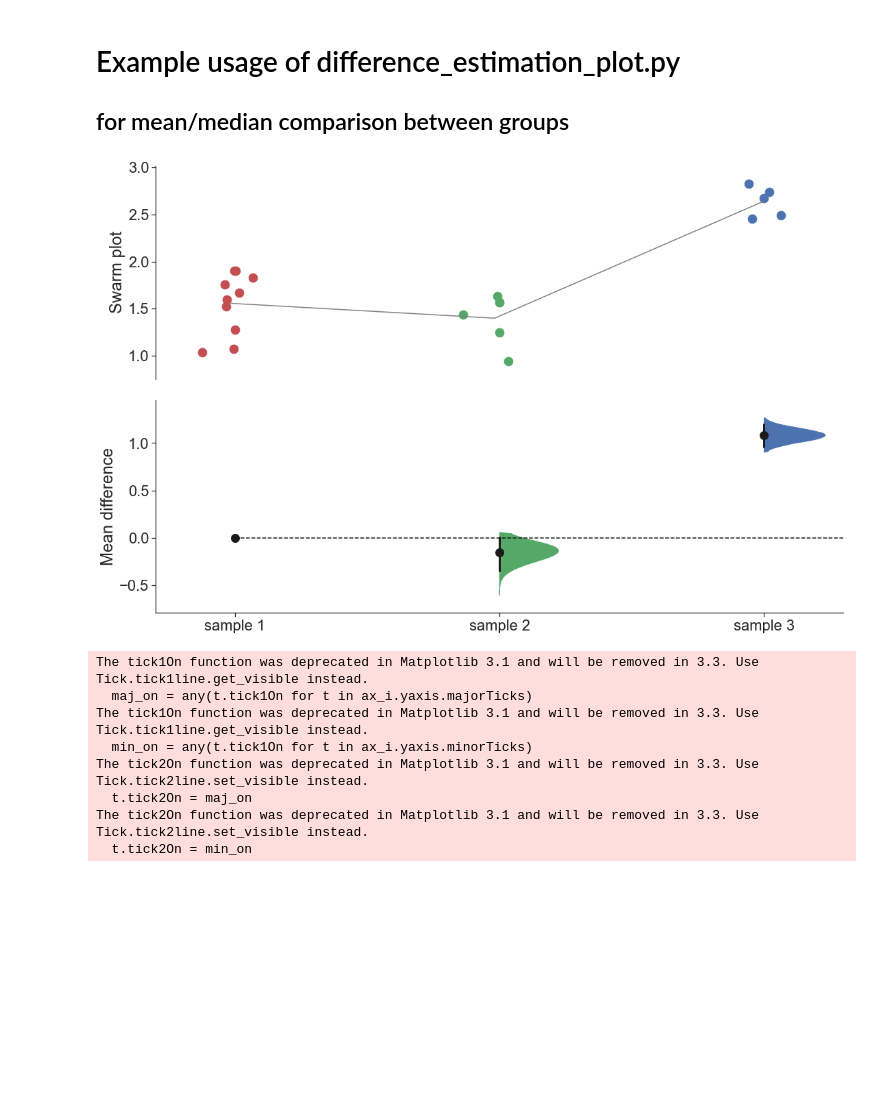
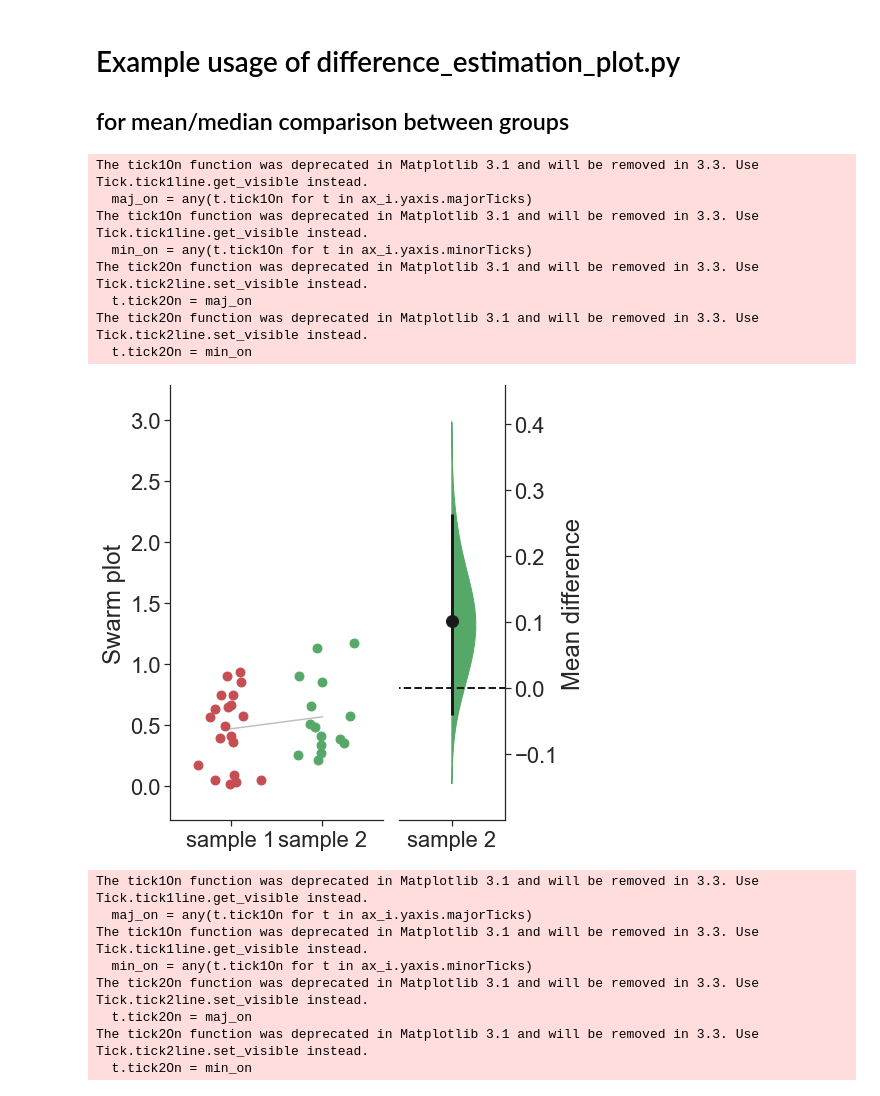
Before and after one commit to drsax93/difference_estimation_plot, a Jupyter notebook: difference_estimation_plot_examples.ipynb, the cells around one changed output. Drawn from its saved outputs; the diff is of its cells as text; code cells hidden in the pictures; blank space fills up the shorter version.

```diff
--- a/difference_estimation_plot_examples.ipynb
+++ b/difference_estimation_plot_examples.ipynb
@@ -6,13 +6,23 @@ import numpy as np
 import difference_estimation_plot as dpl
 # %%
 ## Unpaired example:
-input_ = {'sample 1': np.random.rand(10)+1, 'sample 2': np.random.rand(6) + 0.9,
+input_ = {'sample 1': np.random.rand(20), 'sample 2': np.random.rand(15) + 0.2,
      'sample 3': np.random.rand(5) +2}
 KEYS = list(input_.keys())
-fig,axs = dpl.estimation_plot(input_, [KEYS], SMOOTH=[1,3], operation=np.mean,
-                              color_palette=['r', 'g', 'b'], stat=False, paired=False)
+fig,axs = dpl.estimation_plot(input_, [KEYS[:2]], SMOOTH=[1,3], operation=np.mean,
+                              color_palette=['r', 'g', 'b'], stat=False, paired=False,
+                              spread=3, SWARM=1, vertical=0, figsize=(6,8),
+                             bootPlot_kw={'ci_size':12,'ci_width':3,'ref_width':2})
 # %% [output]
+The tick1On function was deprecated in Matplotlib 3.1 and will be removed in 3.3. Use Tick.tick1line.get_visible instead.
+  maj_on = any(t.tick1On for t in ax_i.yaxis.majorTicks)
+The tick1On function was deprecated in Matplotlib 3.1 and will be removed in 3.3. Use Tick.tick1line.get_visible instead.
+  min_on = any(t.tick1On for t in ax_i.yaxis.minorTicks)
+The tick2On function was deprecated in Matplotlib 3.1 and will be removed in 3.3. Use Tick.tick2line.set_visible instead.
+  t.tick2On = maj_on
+The tick2On function was deprecated in Matplotlib 3.1 and will be removed in 3.3. Use Tick.tick2line.set_visible instead.
+  t.tick2On = min_on
-[figure, old version]
+[figure, new version]
 # %%
 fig,axs = dpl.estimation_plot(input_, [KEYS], SMOOTH=[1,3], operation=np.mean,
                               color_palette=['r', 'g', 'b'], stat=False, paired=False,
```
Also changed, not shown: parts of 1 cell of this notebook, 1 other file.
